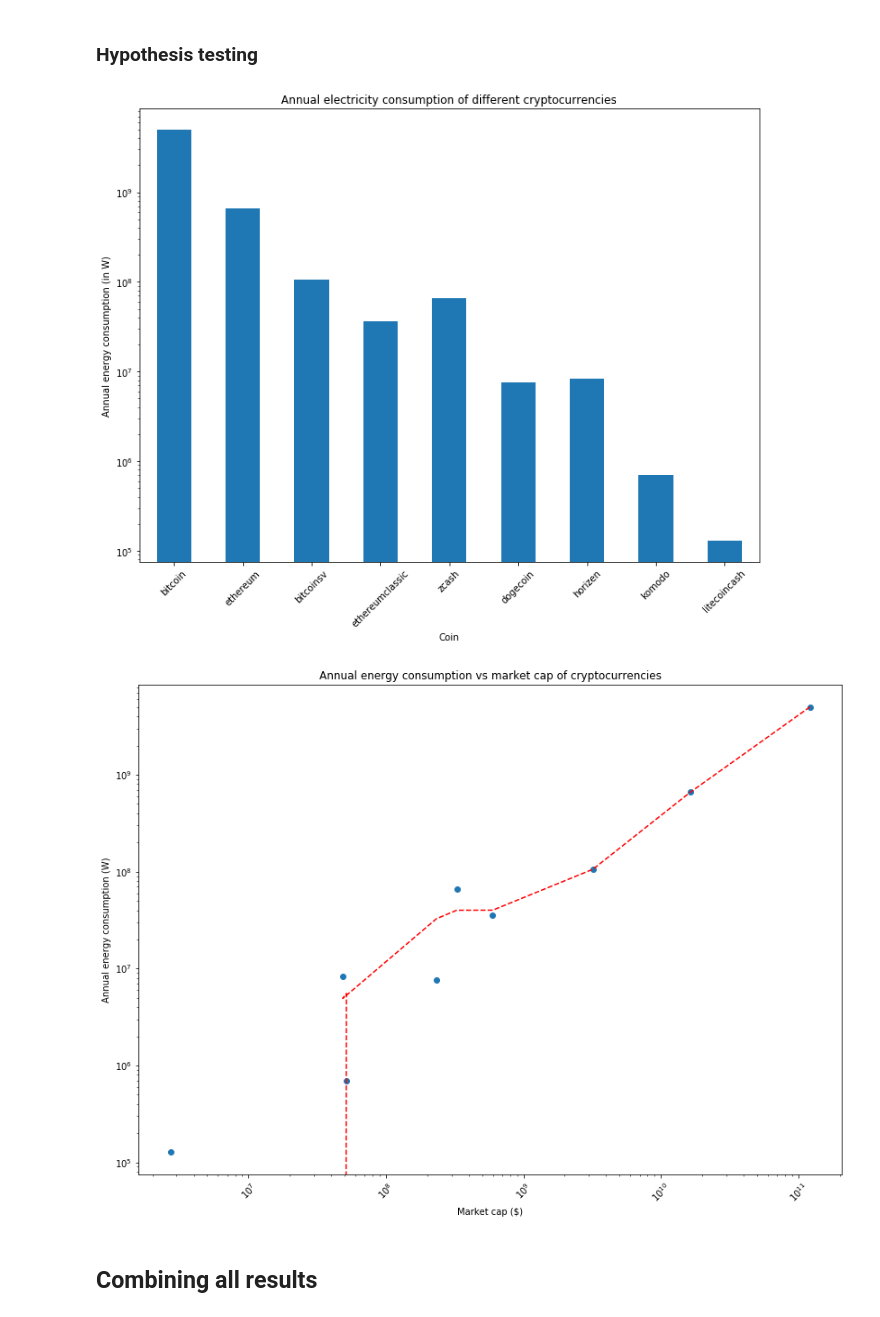
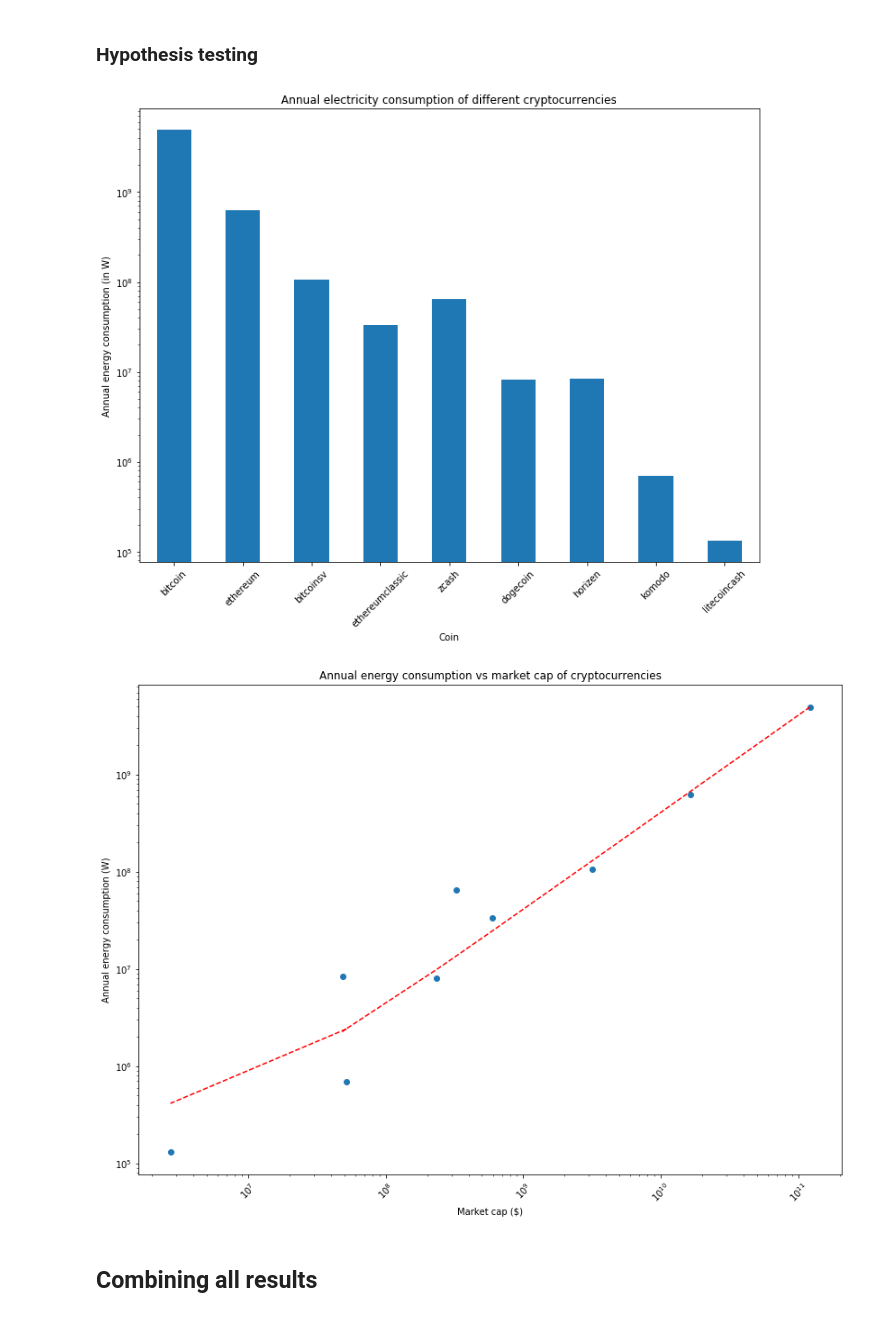
Before and after one commit to Lukasdeloose/sustainable_blockchain, a Jupyter notebook: data_analysis/energy_consumption.ipynb, the cells around one changed output. Saved outputs shown, nothing was run; the diff lists cells and outputs as text; code cells hidden in the pictures.

```diff
--- a/data_analysis/energy_consumption.ipynb
+++ b/data_analysis/energy_consumption.ipynb
@@ -100,7 +100,7 @@ def hardware_based_estimation(data, moving_avg_difficulty = 1, moving_avg_price=
         found_missing_difficulty['difficulty_MA'] = difficulties[range(max(i-moving_avg_difficulty+1,0),i+1)].mean(axis=1)
 
         # Calculate moving avg of price
-        prices[i] = found_missing_difficulty['price']
+        prices[i] = found_missing_difficulty['price']*growth_factor
         found_missing_difficulty['price_MA'] = prices[range(max(i-moving_avg_price+1,0),i+1)].mean(axis=1)
 
         # Calculate nethash
@@ -418,8 +325,8 @@ def hardware_weight(coin):
 LOWER_PUE = 1
 UPPER_PUE = 1.2
 ESTIMATE_PUE = 1.1
-moving_avg_difficulty = 20
-moving_avg_prize = 20
+moving_avg_difficulty = 7
+moving_avg_prize = 7
 growth_factor = 1
 revenue_percent = 0.60
 # %%
@@ -456,20 +363,20 @@ def calc_revenue_bounds(bounds, revenue_percent = 0.60):
     return revenue_bounds
 # %%
 dates = []
-data = []
+data_hist = []
 # Read in data
 for file in os.listdir(HIST_PATH):
     # Load the daily data in a list
     data_day = pd.read_csv(HIST_PATH+file)
     data_day = clean_mineable_data(data_day)
-    data.append(data_day)
+    data_hist.append(data_day)
 
     # Get the dates in a list
     date = datetime.strptime(file[13:23], '%m-%d-%Y')
     dates.append(date)
 # %%
 # Get hardware bounds
-hardware_bounds_coin = hardware_based_estimation(data, moving_avg_time, growth_factor)
+hardware_bounds_coin = hardware_based_estimation(data_hist, moving_avg_difficulty, moving_avg_prize, growth_factor)
 hardware_bounds_total = calc_hardware_bounds(hardware_bounds_coin)
 # %%
 # Get revenue bounds
@@ -609,23 +499,23 @@ plt.xlabel('Coin')
 plt.title('Annual electricity consumption of different cryptocurrencies')
 plt.show()
 # %% [output]
-[figure, old version]
+[figure, new version]
 # %%
 plt.figure(figsize=(14,10))
 
 plt.scatter(found_data_energy['market_cap'],found_data_energy['energy_consumption'])
-z = np.polyfit(found_data_energy['market_cap'],found_data_energy['energy_consumption'], 5)
+z = np.polyfit(found_data_energy['market_cap'],found_data_energy['energy_consumption'], 1)
 p = np.poly1d(z)
 plt.plot(found_data_energy['market_cap'],p(found_data_energy['market_cap']),"r--")
 plt.xscale('log')
 plt.yscale('log')
 plt.xlabel('Market cap ($)')
 plt.ylabel('Annual energy consumption (W)')
 plt.xticks(rotation=45)
 plt.title('Annual energy consumption vs market cap of cryptocurrencies')
 plt.show()
 # %% [output]
-[figure, old version]
+[figure, new version]
 # %% [markdown]
 ## Combining all results
 # %% [markdown]
```
Also changed, not shown: parts of 43 cells of this notebook.
